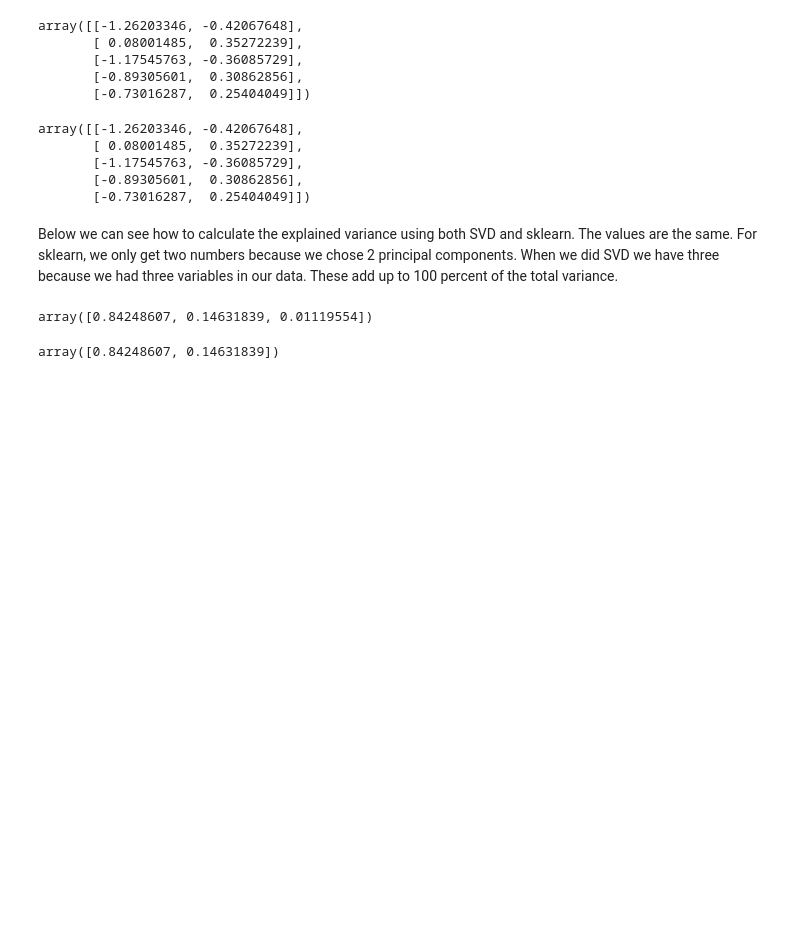
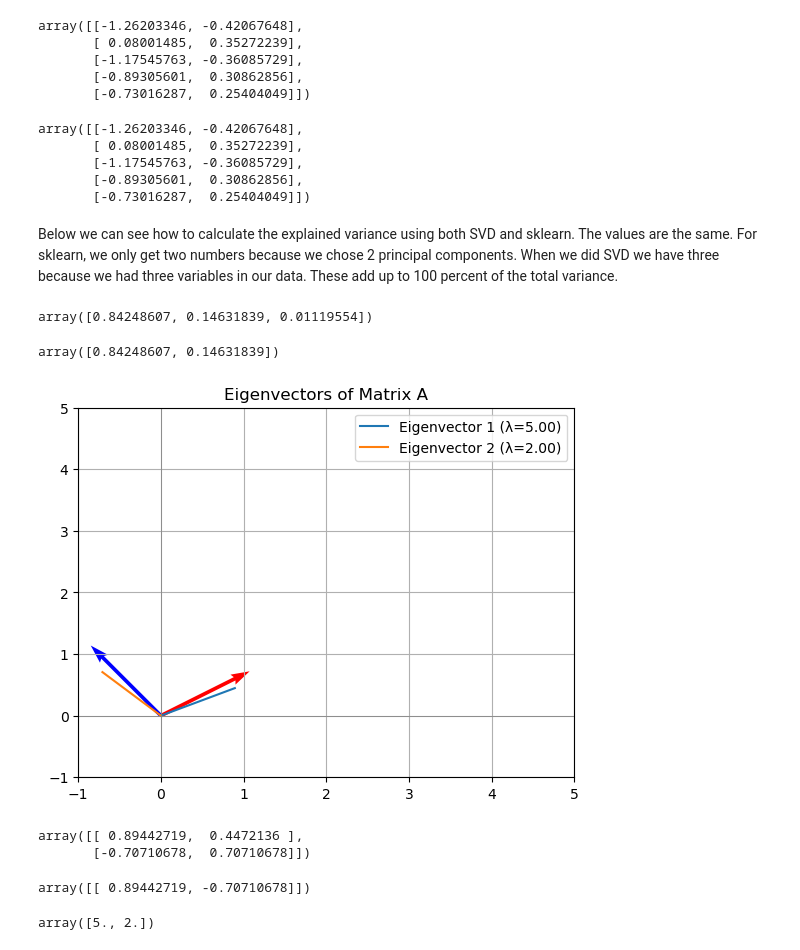
Before and after one commit to ryslipe/Principal-Component-Analysis, a Jupyter notebook: pca.ipynb, the cells around one changed output. Saved outputs shown, nothing was run; the diff lists cells and outputs as text; code cells hidden in the pictures; blank space fills up the shorter version.

Commit message:
plotting example of eigenvectors

```diff
--- a/pca.ipynb
+++ b/pca.ipynb
@@ -178,3 +210,46 @@ array([0.84248607, 0.14631839, 0.01119554])
 pca.explained_variance_ratio_
 # %% [output]
 array([0.84248607, 0.14631839])
+# %%
+import numpy as np
+import matplotlib.pyplot as plt
+
+# Define a 2x2 matrix
+A = np.array([[4, 2],
+              [1, 3]])
+
+# Calculate eigenvalues and eigenvectors
+eigenvalues, eigenvectors = np.linalg.eig(A)
+
+# Plot the original vectors
+origin = np.array([[0, 0], [0, 0]])  # origin point
+plt.quiver(*origin, eigenvectors[0, :], eigenvectors[1, :], color=['r', 'b'], scale=5)
+
+# Plot the eigenvectors
+for i in range(len(eigenvalues)):
+    plt.plot([0, eigenvectors[0, i]], [0, eigenvectors[1, i]], label=f'Eigenvector {i+1} (λ={eigenvalues[i]:.2f})')
+
+plt.xlim(-1, 5)
+plt.ylim(-1, 5)
+plt.axhline(0, color='grey', lw=0.5)
+plt.axvline(0, color='grey', lw=0.5)
+plt.grid()
+plt.legend()
+plt.title('Eigenvectors of Matrix A')
+plt.show()
+# %% [output]
+[figure, added]
+# %%
+# transpose gives the eigenvectors
+eigenvectors.T
+# %% [output]
+array([[ 0.89442719,  0.4472136 ],
+       [-0.70710678,  0.70710678]])
+# %%
+eigenvectors[:1]
+# %% [output]
+array([[ 0.89442719, -0.70710678]])
+# %%
+eigenvalues
+# %% [output]
+array([5., 2.])
```
Also changed, not shown: parts of 6 cells of this notebook.
